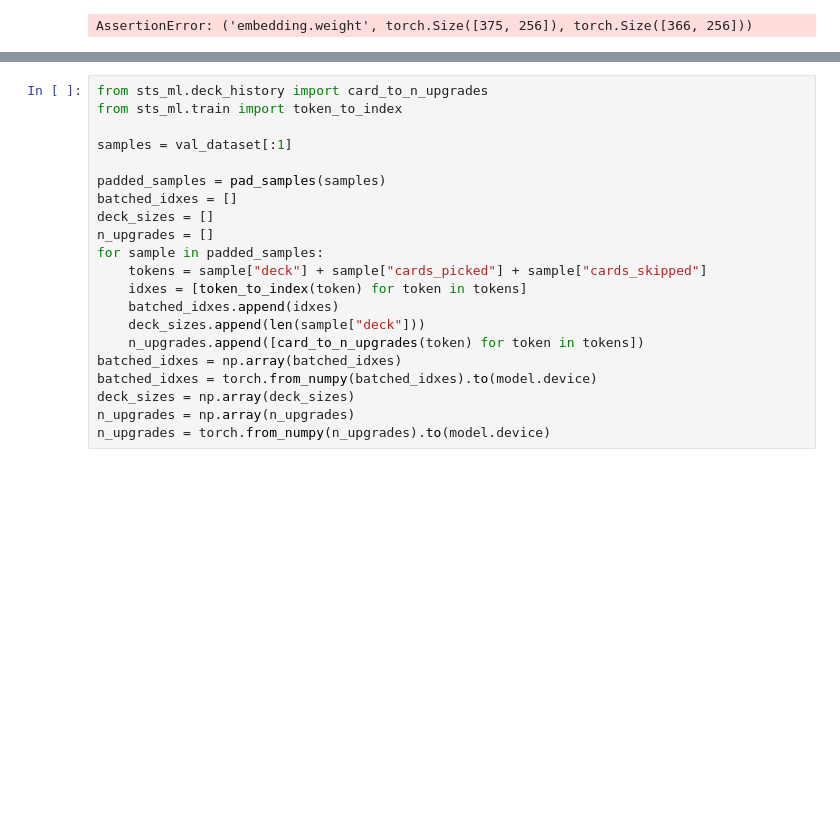
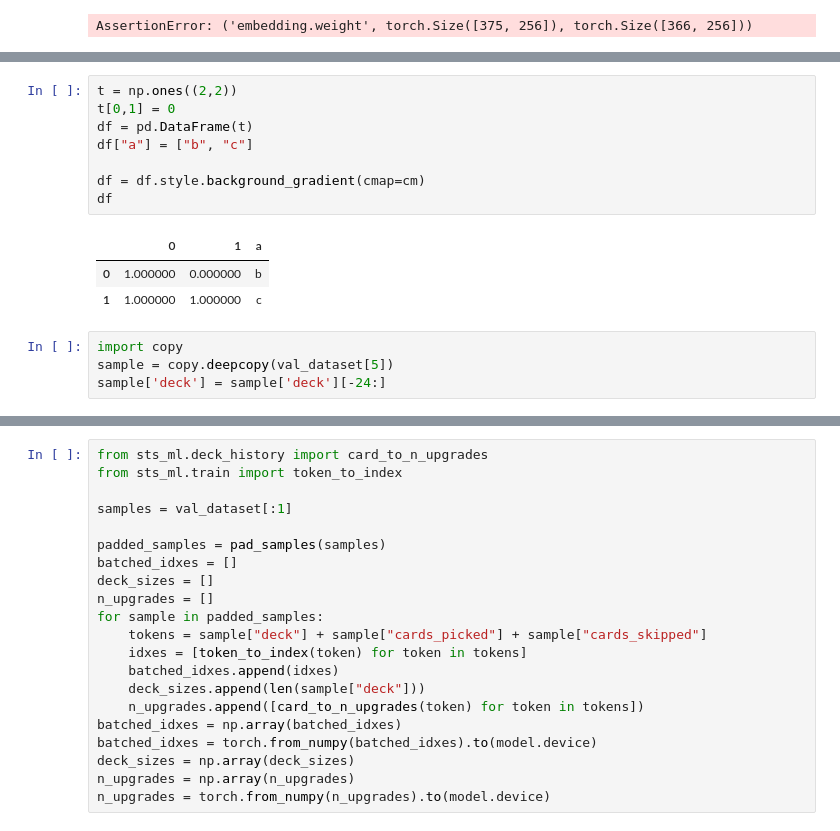
Before and after one commit to lgerrets/sts_card_picker, a Jupyter notebook: draft.ipynb, the cells around one changed output, grey strips where cells are left out. Cells and saved outputs as stored; diff of their text form; blank space fills up the shorter version.

```diff
--- a/draft.ipynb
+++ b/draft.ipynb
@@ -202,0 +264,16 @@ val_dataset[:1]
+# %%
+t = np.ones((2,2))
+t[0,1] = 0
+df = pd.DataFrame(t)
+df["a"] = ["b", "c"]
+
+df = df.style.background_gradient(cmap=cm)
+df
+# %% [output]
+|  | 0 | 1 | a |
+| 0 | 1.000000 | 0.000000 | b |
+| 1 | 1.000000 | 1.000000 | c |
+# %%
+import copy
+sample = copy.deepcopy(val_dataset[5])
+sample['deck'] = sample['deck'][-24:]
```
Also changed, not shown: parts of 9 cells of this notebook, 2 other files.
